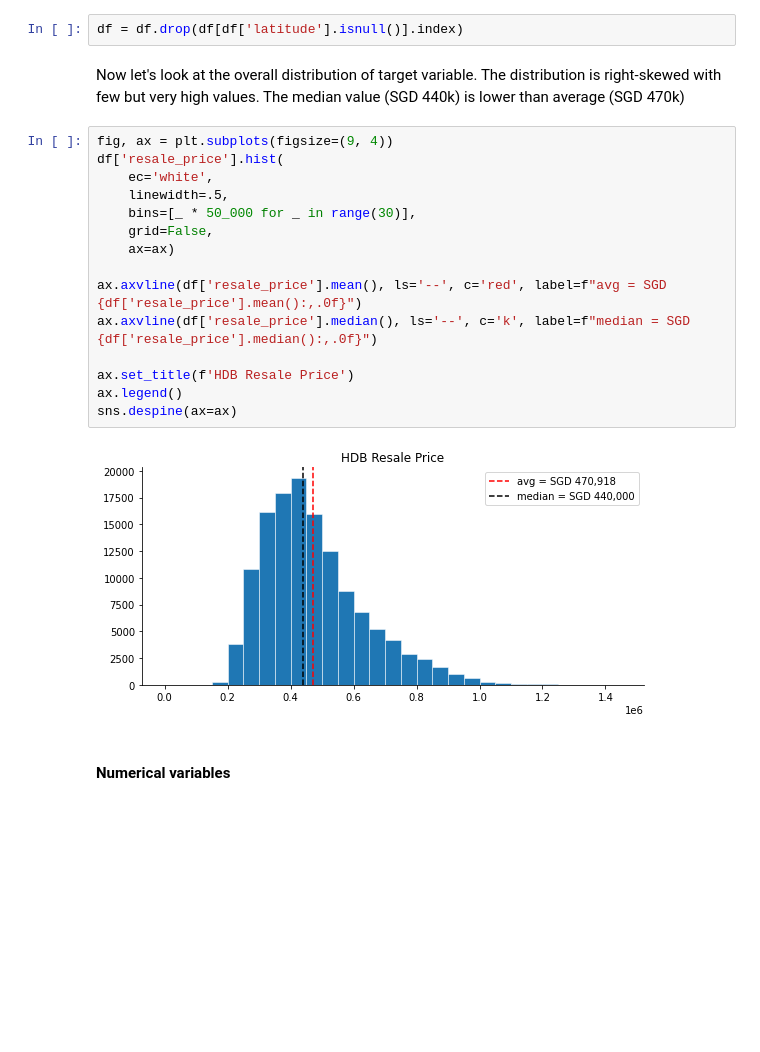
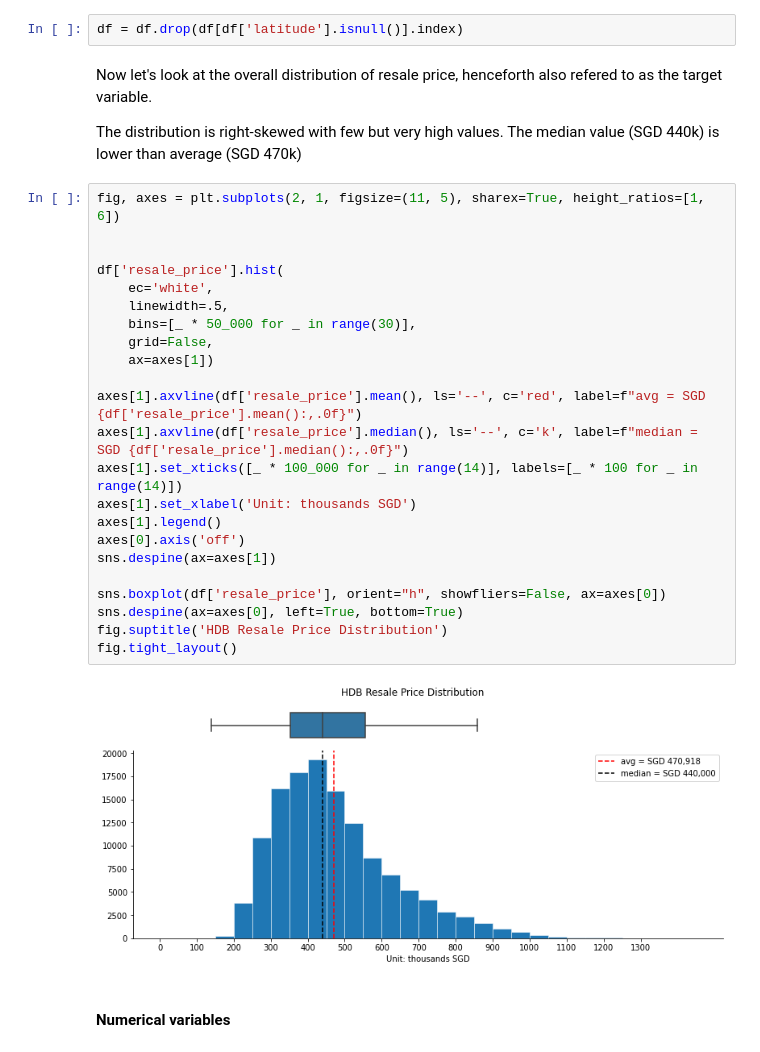
Before and after one commit to dobeok/singapore-hdb-resale, a Jupyter notebook: 01-predict-hdb-resale.ipynb, the cells around one changed output. Saved outputs shown, nothing was run; the diff lists cells and outputs as text; blank space fills up the shorter version.

```diff
--- a/01-predict-hdb-resale.ipynb
+++ b/01-predict-hdb-resale.ipynb
@@ -99,24 +99,34 @@ dtype: float64
 # %%
 df = df.drop(df[df['latitude'].isnull()].index)
 # %% [markdown]
-Now let's look at the overall distribution of target variable. The distribution is right-skewed with few but very high values. The median value (SGD 440k) is lower than average (SGD 470k)
+Now let's look at the overall distribution of resale price, henceforth also refered to as the target variable.
+
+The distribution is right-skewed with few but very high values. The median value (SGD 440k) is lower than average (SGD 470k)
 # %%
-fig, ax = plt.subplots(figsize=(9, 4))
+fig, axes = plt.subplots(2, 1, figsize=(11, 5), sharex=True, height_ratios=[1, 6])
+
+
 df['resale_price'].hist(
     ec='white',
     linewidth=.5,
     bins=[_ * 50_000 for _ in range(30)],
     grid=False,
-    ax=ax)
+    ax=axes[1])
 
-ax.axvline(df['resale_price'].mean(), ls='--', c='red', label=f"avg = SGD {df['resale_price'].mean():,.0f}")
-ax.axvline(df['resale_price'].median(), ls='--', c='k', label=f"median = SGD {df['resale_price'].median():,.0f}")
+axes[1].axvline(df['resale_price'].mean(), ls='--', c='red', label=f"avg = SGD {df['resale_price'].mean():,.0f}")
+axes[1].axvline(df['resale_price'].median(), ls='--', c='k', label=f"median = SGD {df['resale_price'].median():,.0f}")
+axes[1].set_xticks([_ * 100_000 for _ in range(14)], labels=[_ * 100 for _ in range(14)])
+axes[1].set_xlabel('Unit: thousands SGD')
+axes[1].legend()
+axes[0].axis('off')
+sns.despine(ax=axes[1])
 
-ax.set_title(f'HDB Resale Price')
-ax.legend()
-sns.despine(ax=ax)
+sns.boxplot(df['resale_price'], orient="h", showfliers=False, ax=axes[0])
+sns.despine(ax=axes[0], left=True, bottom=True)
+fig.suptitle('HDB Resale Price Distribution')
+fig.tight_layout()
 # %% [output]
-[figure, old version]
+[figure, new version]
 # %% [markdown]
 #### Numerical variables
 # %% [markdown]
```
Also changed, not shown: parts of 17 cells of this notebook.
